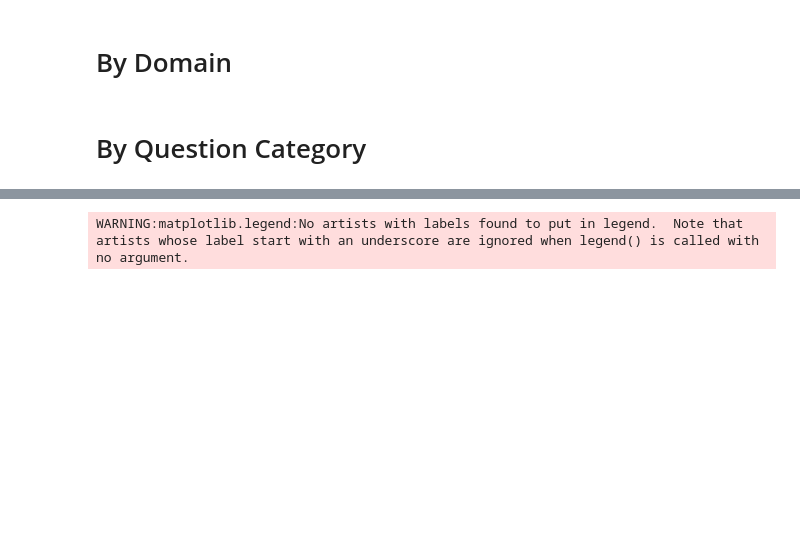
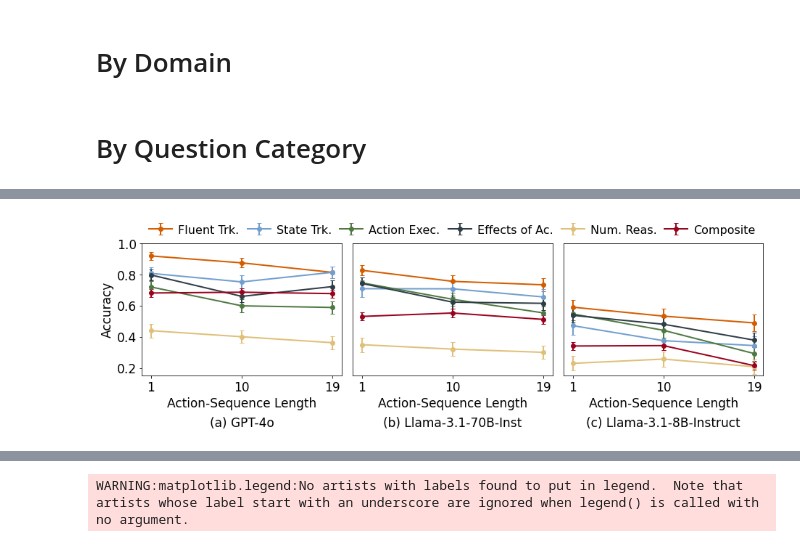
Before and after one commit to izuminka/reasoning_about_actions, a Jupyter notebook: analysis/plots/by_plan_length.ipynb, the cells around one changed output, grey strips where cells are left out. Drawn from its saved outputs; the diff is of its cells as text; code cells hidden in the pictures; blank space fills up the shorter version.

```diff
--- a/analysis/plots/by_plan_length.ipynb
+++ b/analysis/plots/by_plan_length.ipynb
@@ -105 +164,96 @@ plan_lengths = [1, 10, 19]
+# %%
+import numpy as np
+import matplotlib.pyplot as plt
+import scipy.stats
+from collections import defaultdict
+
+# Vintage-inspired colors
+vintage_colors = [
+    '#d45d00',  # Burnt orange
+    '#729fcf',  # Lighter blue (State Tracking)
+    '#4f7942',  # Darker earthy green (Action Executability)
+    '#2f3e46',  # Dark blue-grey
+    '#e0c079',  # Dull yellow
+    '#9a031e',  # Deep red
+    '#3d405b',  # Soft navy blue
+    '#e36414',  # Bright orange
+    '#76c893',  # Vibrant mint green
+]
+
+
+
+TO_PRETTY = {
+    'object_tracking': 'Object Trk.',
+    'fluent_tracking': 'Fluent Trk.',
+    'state_tracking': 'State Trk.',
+    'action_executability': 'Action Exec.',
+    'effects': 'Effects of Ac.',
+    'numerical_reasoning': 'Num. Reas.',
+    'hallucination': 'Halluc.',
+    'composite': 'Composite'
+}
+
+FONT_SIZE = 17
+
+model_names = ['gpt-4o', 'llama_70b', 'llama_8b']
+plan_lengths = [1, 10, 19]  # Assuming these are the plan lengths
+QUESTION_CATEGORIES = ['fluent_tracking', 'state_tracking', 'action_executability', 'effects', 'numerical_reasoning', 'composite']
+
+# Set up figure and axes for 3 side-by-side plots
+fig, ax = plt.subplots(nrows=1, ncols=3, figsize=(13, 4.5))
+
+for i, model_name in enumerate(model_names):
+    all_data = open_jsonl(f'{CODE_PATH}/analysis/zero_shot/{model_name}.all.jsonl')
+    all_data = [d for d in all_data if d[OUT_OBJ_DOMAIN_NAME] not in ['goldminer', 'zenotravel', 'miconic', 'npuzzle', 'logistics']]
+
+    results_by_plan_length = {}
+    error_by_plan_length = {}
+
+    for plan_length in plan_lengths:
+        results_by_cat = defaultdict(list)
+        error_by_cat = defaultdict(list)
+        for question_category in QUESTION_CATEGORIES:
+            scores = [d[IS_RESPONSE_CORRECT_KEY] == TRUE_ANSWER for d in all_data if d['question_category'] == question_category and d['plan_length'] == plan_length and d[IS_RESPONSE_CORRECT_KEY] in (TRUE_ANSWER, FALSE_ANSWER)]
+            results_by_cat[question_category] = np.mean(scores)
+            error_by_cat[question_category] = scipy.stats.sem(scores)
+        results_by_plan_length[plan_length] = results_by_cat
+        error_by_plan_length[plan_length] = error_by_cat
+
+    # Plotting for each question category with vintage colors
+    for idx, category in enumerate(QUESTION_CATEGORIES):
+        y = [results_by_plan_length[plan_length][category] for plan_length in plan_lengths]
+        err = [error_by_plan_length[plan_length][category] for plan_length in plan_lengths]
+        ax[i].errorbar(plan_lengths, y, yerr=err, capsize=3, fmt="o-", label=TO_PRETTY[category], linewidth=2, color=vintage_colors[idx % len(vintage_colors)])
+
+    # Set labels and titles for the subplots
+    ax[i].set_ylim([0.15, 1])
+    ax[i].set_xticks(plan_lengths)
+    ax[i].set_xlabel('Action-Sequence Length', fontsize=FONT_SIZE)
+    ax[i].tick_params(axis='both', which='major', labelsize=FONT_SIZE)
+
+    # Remove y-ticks and y-label for the second and third subplots
+    if i > 0:
+        ax[i].set_yticks([])  # Remove y-ticks
+        ax[i].set_ylabel('')   # Remove y-label
+
+    # Add labels below each plot
+    model_title = {'gpt-4o': '(a) GPT-4o', 'llama_70b': '(b) Llama-3.1-70B-Inst', 'llama_8b': '(c) Llama-3.1-8B-Instruct'}
+    ax[i].text(0.5, -0.36, model_title[model_name], ha='center', va='center', transform=ax[i].transAxes, fontsize=FONT_SIZE)
+
+# Set y-label only for the first subplot
+ax[0].set_ylabel('Accuracy', fontsize=FONT_SIZE)
+
+# Add a single legend for the entire figure, positioned above and centered with reduced space between labels
+handles, labels = ax[0].get_legend_handles_labels()
+fig.legend(handles, labels, loc='upper center', fontsize=FONT_SIZE-1, ncol=6, bbox_to_anchor=(0.529, 1.02), frameon=False,
+           handletextpad=0.5, columnspacing=0.7)  # Adjust these values to reduce spacing between labels
+
+# Adjust layout and save the figure
+plt.tight_layout(rect=[0, 0, 1, 0.95])
+plt.savefig('by_plan_len.vintage_style.pdf', transparent=True, format="pdf", bbox_inches='tight')
+
+# Show the plot
+plt.show()
+# %% [output]
+[figure, added]
 # %%
```
Also changed, not shown: parts of 5 cells of this notebook, 5 other files.
